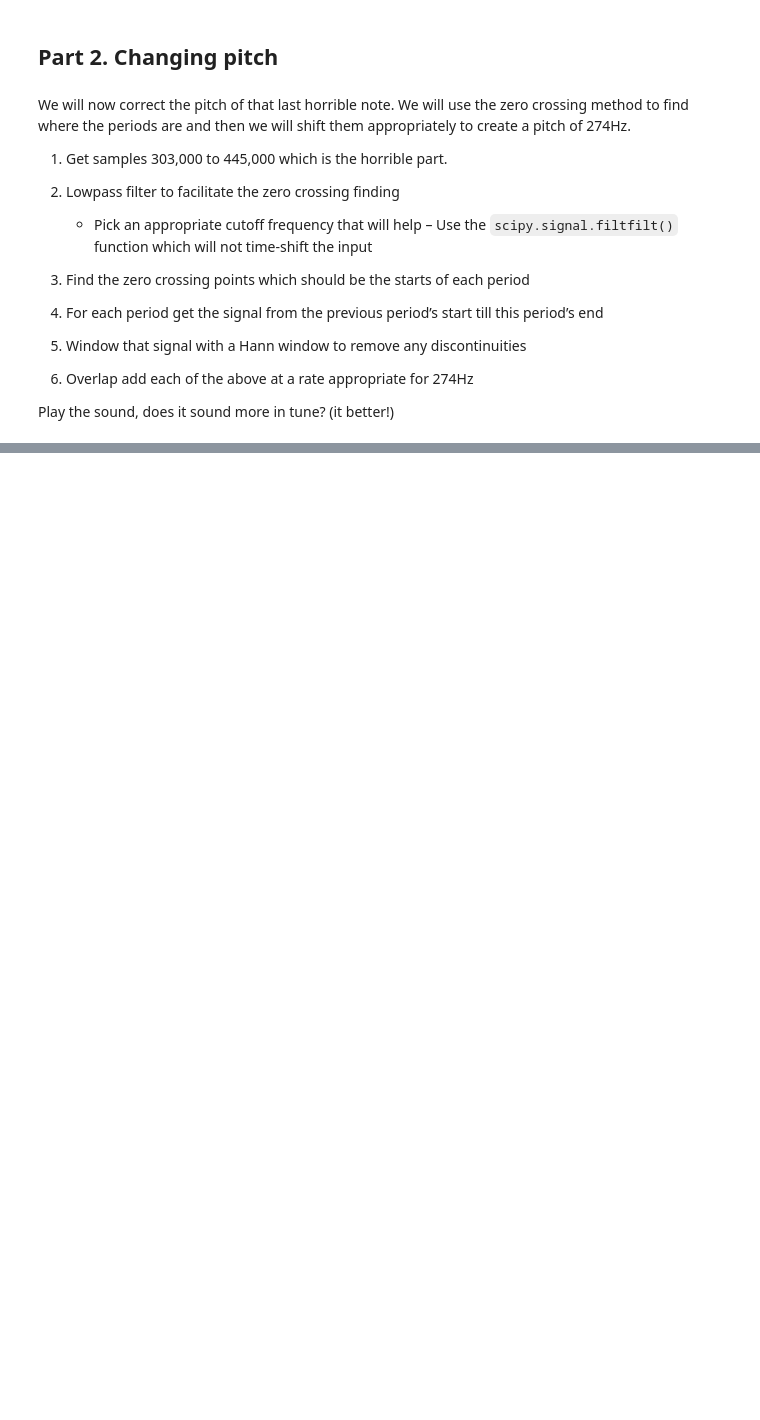
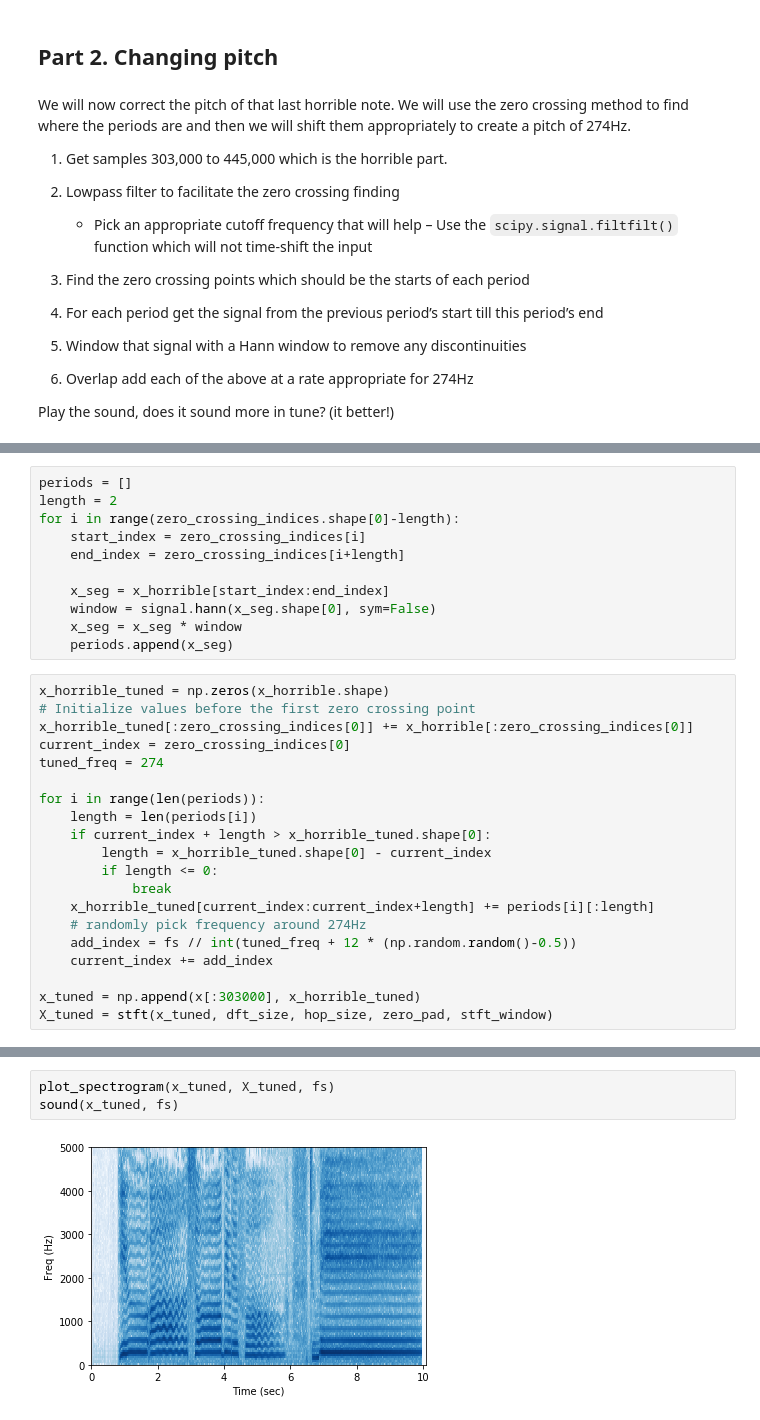
Before and after one commit to taiyingchen/CS498PS, a Jupyter notebook: Lab_7.ipynb, the cells around one changed output, grey strips where cells are left out. Saved outputs shown, nothing was run; the diff lists cells and outputs as text; blank space fills up the shorter version.

```diff
--- a/Lab_7.ipynb
+++ b/Lab_7.ipynb
@@ -47,0 +186,31 @@ raise NotImplementedError()
+# %%
+periods = []
+length = 2
+for i in range(zero_crossing_indices.shape[0]-length):
+    start_index = zero_crossing_indices[i]
+    end_index = zero_crossing_indices[i+length]
+
+    x_seg = x_horrible[start_index:end_index]
+    window = signal.hann(x_seg.shape[0], sym=False)
+    x_seg = x_seg * window
+    periods.append(x_seg)
+# %%
+x_horrible_tuned = np.zeros(x_horrible.shape)
+# Initialize values before the first zero crossing point
+x_horrible_tuned[:zero_crossing_indices[0]] += x_horrible[:zero_crossing_indices[0]]
+current_index = zero_crossing_indices[0]
+tuned_freq = 274
+
+for i in range(len(periods)):
+    length = len(periods[i])
+    if current_index + length > x_horrible_tuned.shape[0]:
+        length = x_horrible_tuned.shape[0] - current_index
+        if length <= 0:
+            break
+    x_horrible_tuned[current_index:current_index+length] += periods[i][:length]
+    # randomly pick frequency around 274Hz
+    add_index = fs // int(tuned_freq + 12 * (np.random.random()-0.5))
+    current_index += add_index
+
+x_tuned = np.append(x[:303000], x_horrible_tuned)
+X_tuned = stft(x_tuned, dft_size, hop_size, zero_pad, stft_window)
@@ -47,0 +223,5 @@ raise NotImplementedError()
+# %%
+plot_spectrogram(x_tuned, X_tuned, fs)
+sound(x_tuned, fs)
+# %% [output]
+[figure, added]
```
Also changed, not shown: parts of 13 cells of this notebook.
